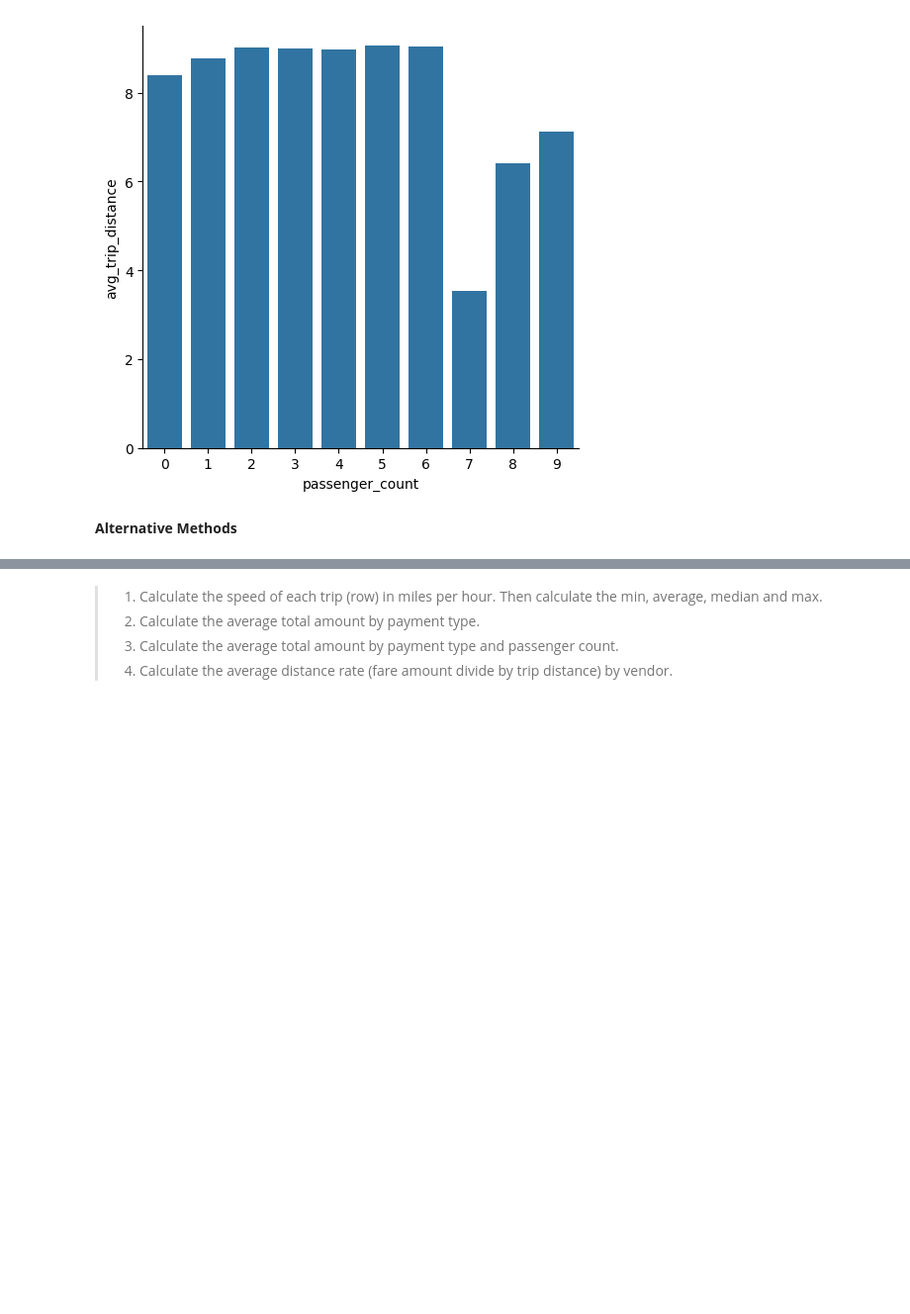
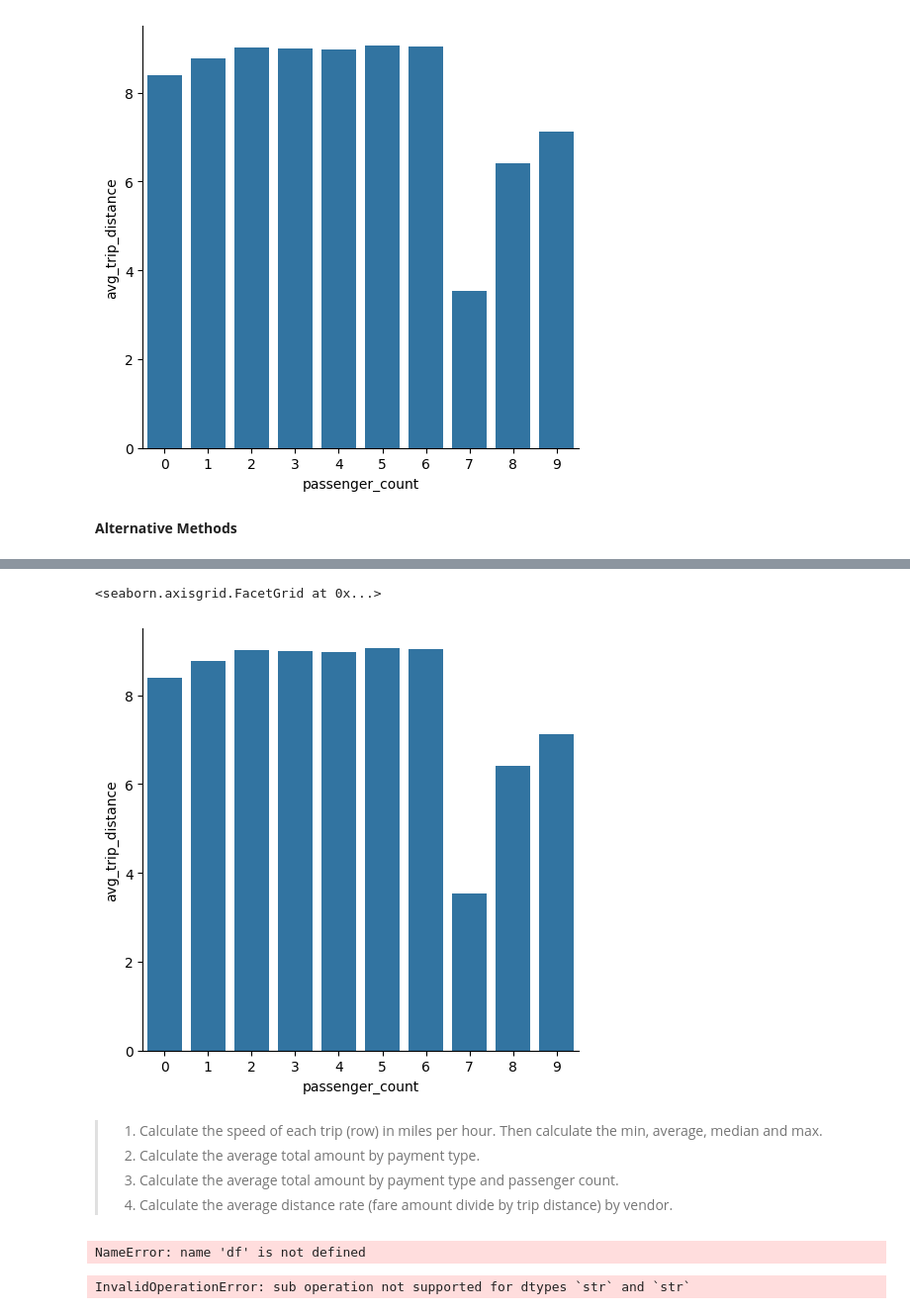
Before and after one commit to johnphs-9/5m-data-2.8-out-of-core-computation, a Jupyter notebook: out_of_core_johnphs.ipynb, the cells around one changed output, grey strips where cells are left out. Shown at 99% size. Drawn from its saved outputs; the diff is of its cells as text; code cells hidden in the pictures; blank space fills up the shorter version.

```diff
--- a/out_of_core_johnphs.ipynb
+++ b/out_of_core_johnphs.ipynb
@@ -722,17 +915,20 @@ sns.catplot(data=df, x="passenger_count", y="avg_trip_distance", kind="bar")
 # %%
 # Using Arrow Reader to read data in chunks
 # This method is more memory efficient for large datasets
 # Uncomment the following lines to use them
 
-# reader = con.sql("""
-#     SELECT passenger_count, AVG(trip_distance) avg_trip_distance
-#     FROM taxi_trip_data
-#     GROUP BY 1
-# """).arrow()
+reader = con.sql("""
+    SELECT passenger_count, AVG(trip_distance) avg_trip_distance
+    FROM taxi_trip_data
+    GROUP BY 1
+""").arrow()
 
-# df = reader.read_all().to_pandas()
+df = reader.read_all().to_pandas()
 
-# sns.catplot(data=df, x="passenger_count", y="avg_trip_distance", kind="bar")
+sns.catplot(data=df, x="passenger_count", y="avg_trip_distance", kind="bar")
+# %% [output]
+<seaborn.axisgrid.FacetGrid at 0x...>
+[figure, added]
 # %%
 # Close the connection
 # Please note that only after closing the connection, you can use DBeaver or DBGate to explore the created database
@@ -742,3 +938,14 @@ con.close()
 > 2. Calculate the average total amount by payment type.
 > 3. Calculate the average total amount by payment type and passenger count.
 > 4. Calculate the average distance rate (fare amount divide by trip distance) by vendor.
+# %%
+df.info()
+# %% [output]
+NameError: name 'df' is not defined
+# %%
+# Calculate the speed of each trip (row) in miles per hour. Then calculate the min, average, median and max.
+df['speed'] = df['trip_distance'] / (df['dropoff_datetime'] - df['pickup_datetime']).dt.total_seconds() * 3600
+df['speed'].agg(['min', 'mean', 'median', 'max'])
+print(df['speed'].agg(['min', 'mean', 'median', 'max']))
+# %% [output]
+InvalidOperationError: sub operation not supported for dtypes `str` and `str`
```
Also changed, not shown: parts of 27 cells of this notebook.
